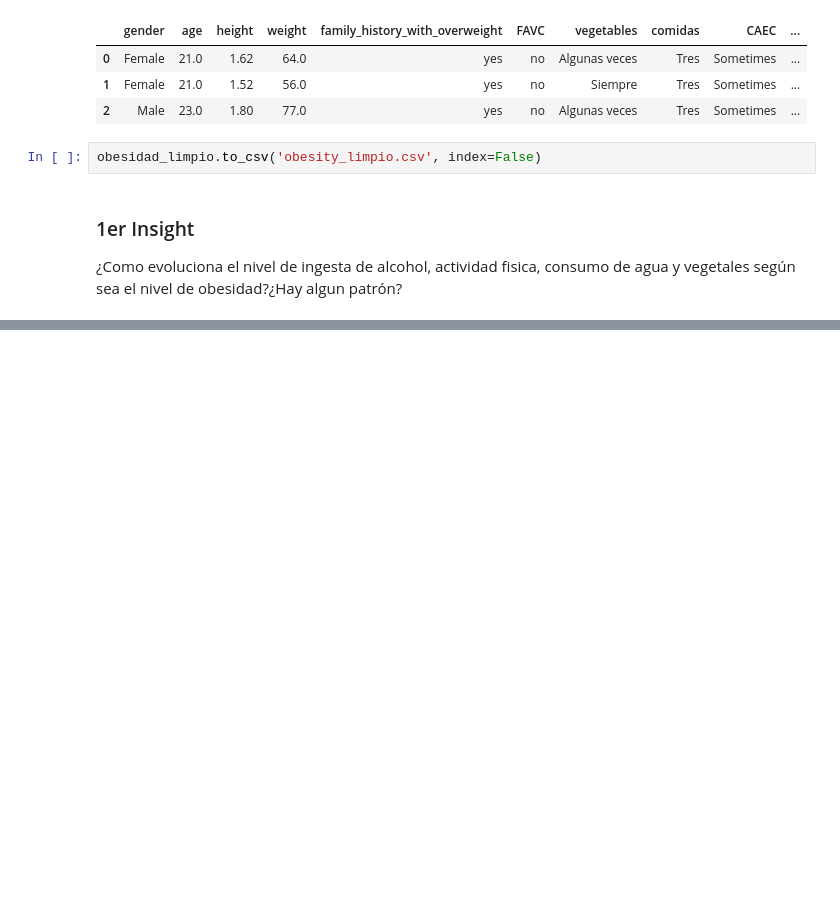
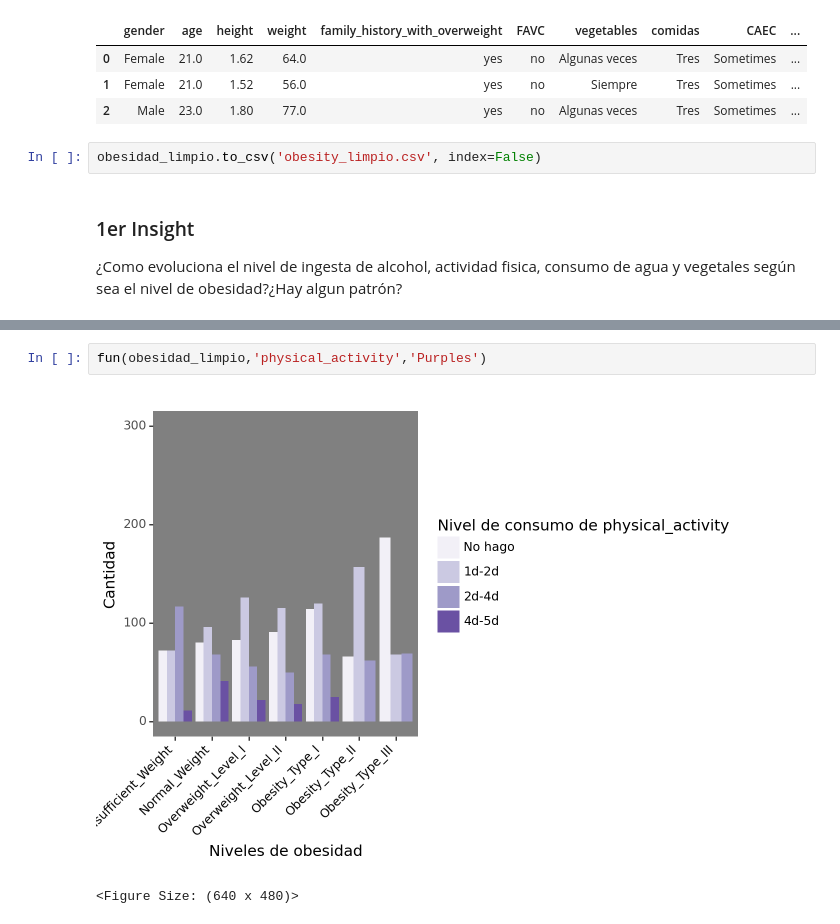
Before and after one commit to alexbaru2001/Trabajo_en_grupo, a Jupyter notebook: Obesidad_principal.ipynb, the cells around one changed output, grey strips where cells are left out. Drawn from its saved outputs; the diff is of its cells as text; blank space fills up the shorter version.

```diff
--- a/Obesidad_principal.ipynb
+++ b/Obesidad_principal.ipynb
@@ -405,0 +413,5 @@ fun(obesidad_limpio,'alcohol')
+# %%
+fun(obesidad_limpio,'physical_activity','Purples')
+# %% [output]
+[figure, added]
+<Figure Size: (640 x 480)>
```
Also changed, not shown: parts of 25 cells of this notebook, 1 other file.
